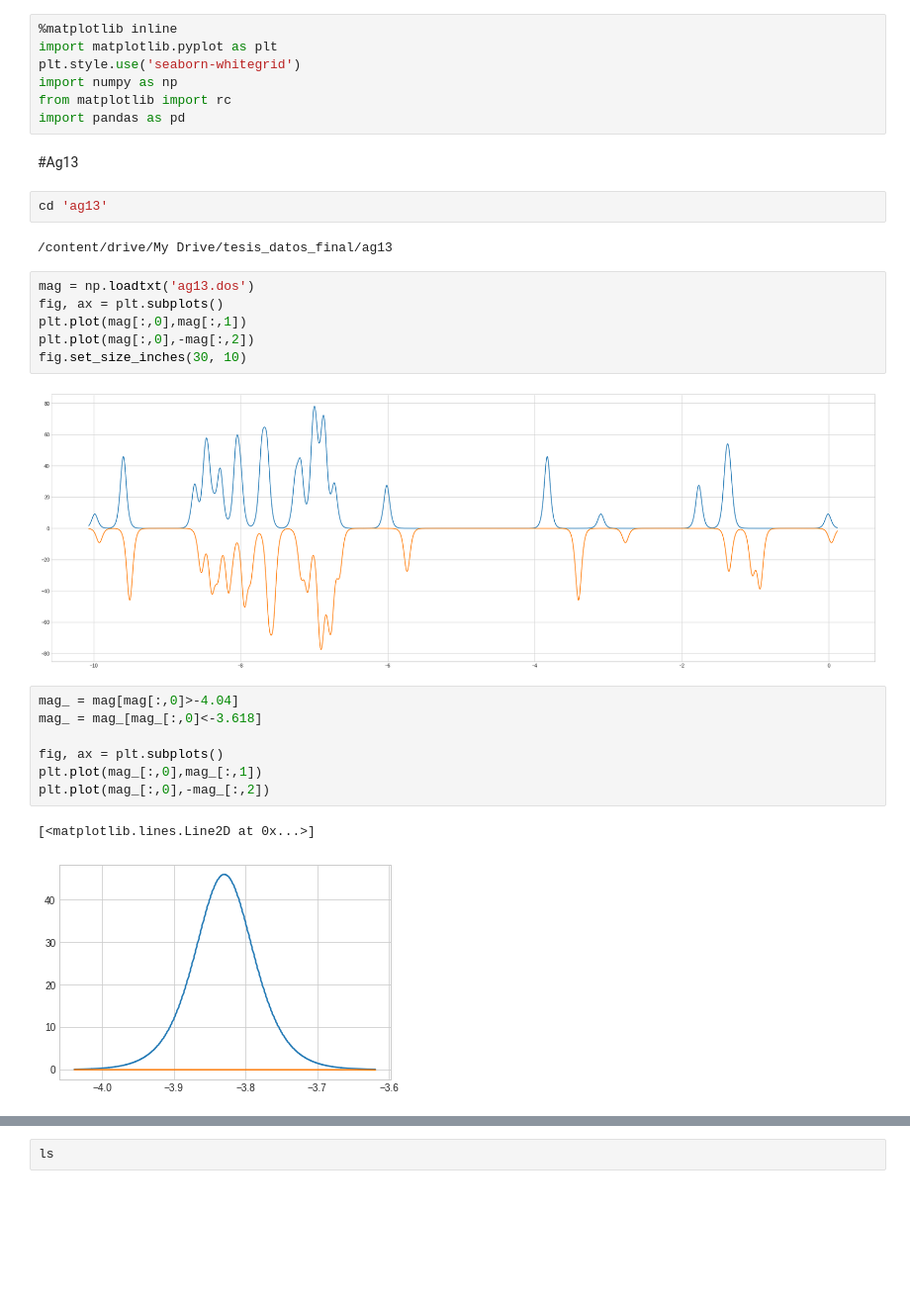
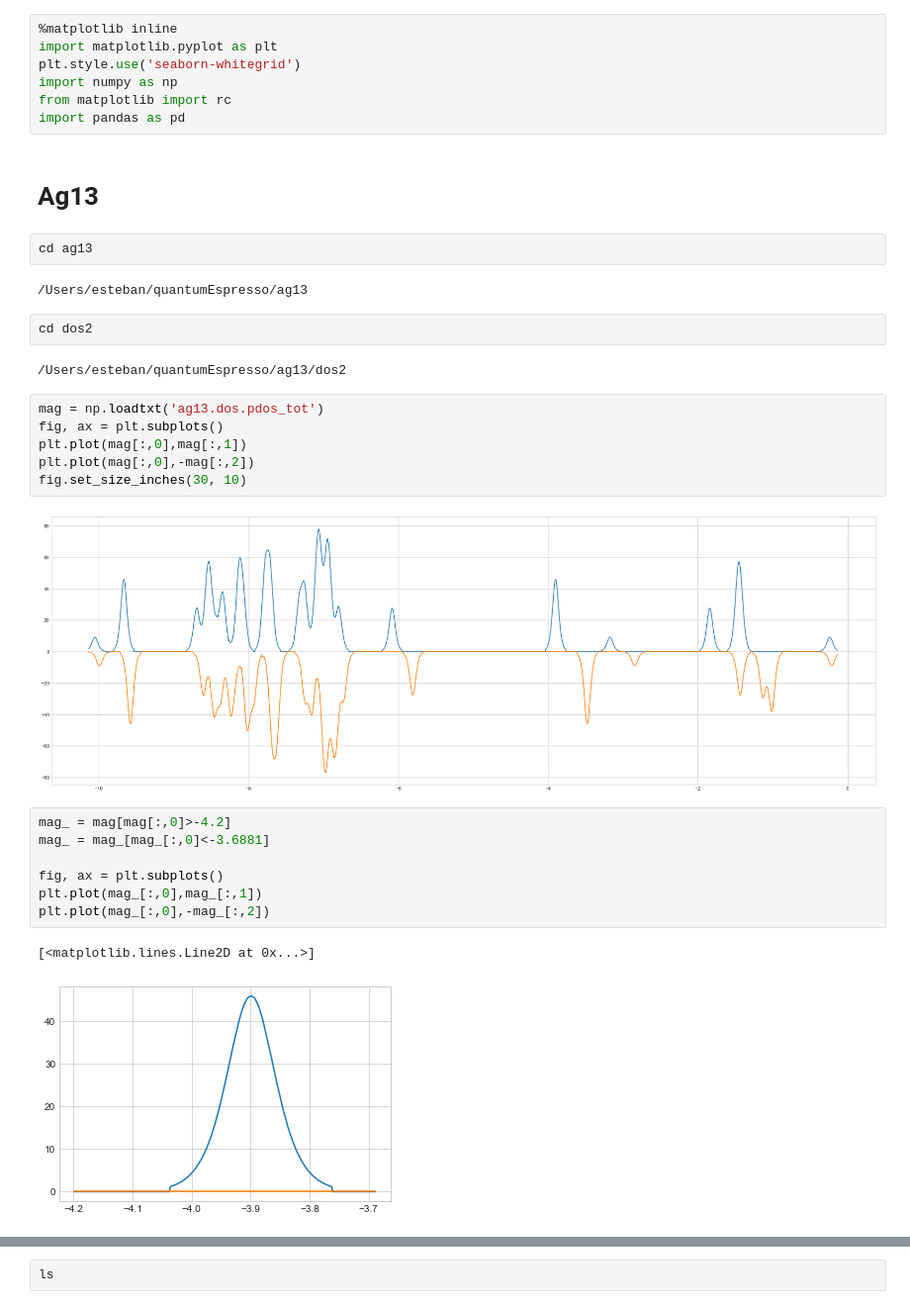
Before and after one commit to esjerome/quantumEspresso, a Jupyter notebook: Python/final_graficos.ipynb, the cells around one changed output, grey strips where cells are left out. Shown at 99% size. Saved outputs shown, nothing was run; the diff lists cells and outputs as text; blank space fills up the shorter version.

```diff
--- a/Python/final_graficos.ipynb
+++ b/Python/final_graficos.ipynb
@@ -14,27 +6,31 @@ import numpy as np
 from matplotlib import rc
 import pandas as pd
 # %% [markdown]
-#Ag13
+# Ag13
 # %%
-cd 'ag13'
+cd ag13
 # %% [output]
-/content/drive/My Drive/tesis_datos_final/ag13
+/Users/esteban/quantumEspresso/ag13
+# %%
+cd dos2
+# %% [output]
+/Users/esteban/quantumEspresso/ag13/dos2
 # %%
-mag = np.loadtxt('ag13.dos')
+mag = np.loadtxt('ag13.dos.pdos_tot')
 fig, ax = plt.subplots()
 plt.plot(mag[:,0],mag[:,1])
 plt.plot(mag[:,0],-mag[:,2])
 fig.set_size_inches(30, 10)
 # %% [output]
-[figure, old version]
+[figure, new version]
 # %%
-mag_ = mag[mag[:,0]>-4.04]
-mag_ = mag_[mag_[:,0]<-3.618]
+mag_ = mag[mag[:,0]>-4.2]
+mag_ = mag_[mag_[:,0]<-3.6881]
 
 fig, ax = plt.subplots()
 plt.plot(mag_[:,0],mag_[:,1])
 plt.plot(mag_[:,0],-mag_[:,2])
 # %% [output]
 [<matplotlib.lines.Line2D at 0x...>]
-[figure, old version]
+[figure, new version]
 # %%
```
Also changed, not shown: parts of 24 cells of this notebook.
